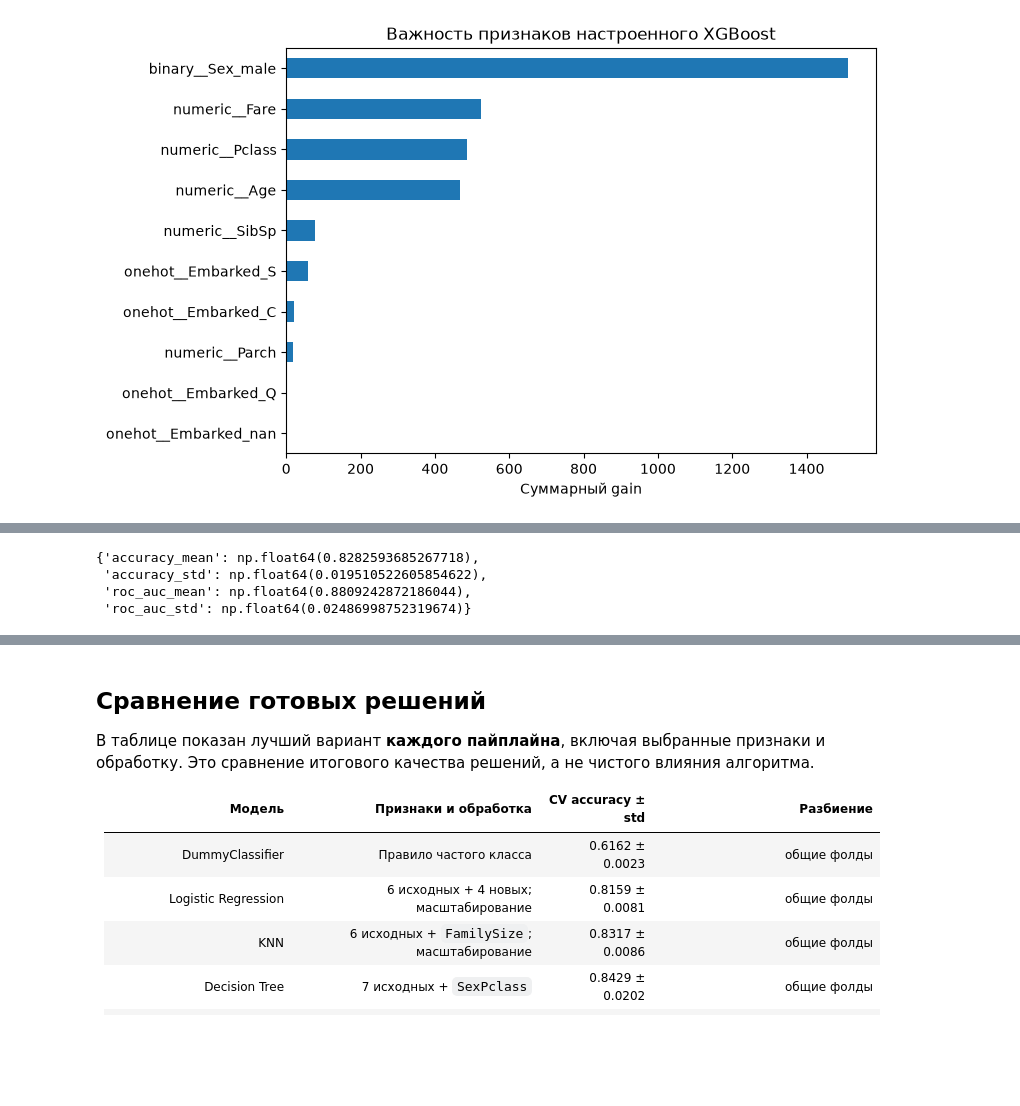
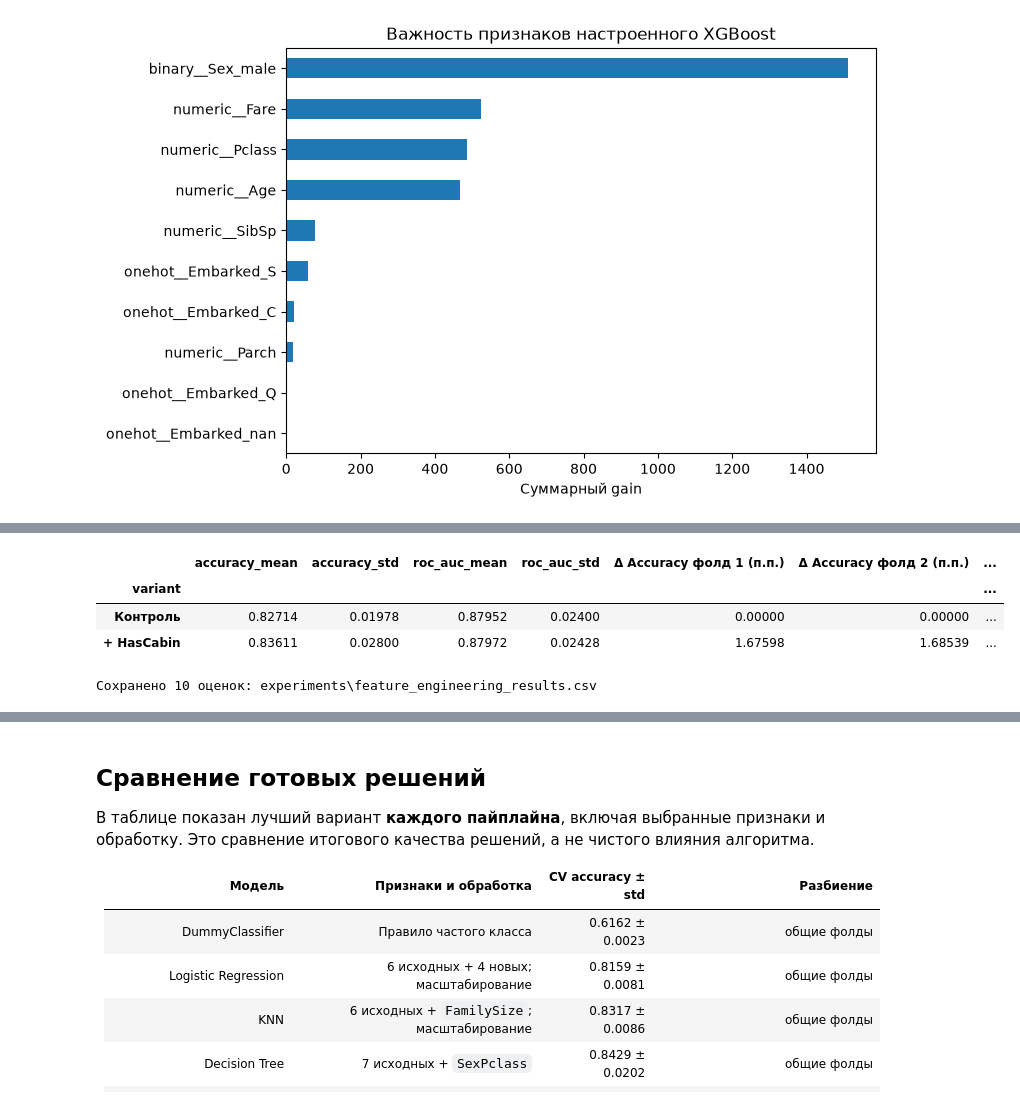
Before and after one commit to Red13REd/Titanic, a Jupyter notebook: notebooks/modeling.ipynb, the cells around one changed output, grey strips where cells are left out. Saved outputs shown, nothing was run; the diff lists cells and outputs as text; code cells hidden in the pictures; blank space fills up the shorter version.

Commit message:
Complete feature engineering and extract reusable preprocessing

```diff
--- a/notebooks/modeling.ipynb
+++ b/notebooks/modeling.ipynb
@@ -1273,34 +1173,64 @@ plt.show()
 # %%
+from sklearn.model_selection import cross_validate
+from src.sklearn_experiments import build_experiment
+import json
+
 df_with_cabin = df_train.assign(HasCabin=df_train["Cabin"].notna().astype(int))
-
-lgbm_cabin_config = {
+fe_base_config = {
     "features": {
-        "Age": "numeric",
-        "Fare": "numeric",
-        "Sex": "binary",
-        "Embarked": "onehot",
-        "Pclass": "numeric",
-        "SibSp": "numeric",
-        "Parch": "numeric",
-        "_HasCabin": "numeric"
+        "Age": "numeric", "Fare": "numeric", "Sex": "binary",
+        "Embarked": "onehot", "Pclass": "numeric", "SibSp": "numeric", "Parch": "numeric",
     },
     "scale_numeric": False,
-    "is_alone": False,
-    "is_child": False,
-    "fare_log1p": False,
-    "age_squared": False,
-    "sex_pclass": True
 }
+fe_folds = list(get_cv().split(df_with_cabin, df_with_cabin["Survived"]))
+fe_rows = []
+for variant, with_cabin in [("Контроль", False), ("+ HasCabin", True)]:
+    feature_config = {**fe_base_config, "features": dict(fe_base_config["features"])}
+    if with_cabin:
+        feature_config["features"]["HasCabin"] = "numeric"
+    fe_model = LGBMClassifier(random_state=42, verbosity=-1)
+    fe_X, fe_y, fe_pipeline = build_experiment(
+        df_with_cabin, "Survived", fe_model, feature_config,
+    )
+    fe_scores = cross_validate(
+        fe_pipeline, fe_X, fe_y, cv=fe_folds,
+        scoring=["accuracy", "roc_auc"], error_score="raise",
+    )
+    for fold, (accuracy, roc_auc) in enumerate(
+        zip(fe_scores["test_accuracy"], fe_scores["test_roc_auc"]), start=1,
+    ):
+        fe_rows.append({
+            "variant": variant, "fold": fold,
+            "accuracy": accuracy, "roc_auc": roc_auc,
+            "features": json.dumps(list(fe_X.columns)),
+            "config": json.dumps(feature_config),
+            "model_params": json.dumps(fe_model.get_params(), default=str),
+            "split_seed": 42,
+        })
 
+fe_results = pd.DataFrame(fe_rows)
+fe_results_path = Path("experiments/feature_engineering_results.csv")
+fe_results_path.parent.mkdir(parents=True, exist_ok=True)
+fe_results.to_csv(fe_results_path, index=False)
 
-evaluate_model(
-    df=df_with_cabin,
-    target="Survived"
-    model=LGBMClassifier(random_state=42, verbosity=-1),
-    config=lgbm_cabin_config,
+fe_summary = fe_results.groupby("variant", sort=False).agg(
+    accuracy_mean=("accuracy", "mean"),
+    accuracy_std=("accuracy", lambda values: values.std(ddof=0)),
+    roc_auc_mean=("roc_auc", "mean"),
+    roc_auc_std=("roc_auc", lambda values: values.std(ddof=0)),
 )
+fe_accuracy_by_fold = fe_results.pivot(index="variant", columns="fold", values="accuracy")
+for fold in fe_accuracy_by_fold.columns:
+    fe_summary[f"Δ Accuracy фолд {fold} (п.п.)"] = (
+        fe_accuracy_by_fold[fold] - fe_accuracy_by_fold.loc["Контроль", fold]
+    ) * 100
+
+display(fe_summary.round(5))
+print(f"Сохранено {len(fe_results)} оценок: {fe_results_path}")
 # %% [output]
+|  | accuracy_mean | accuracy_std | roc_auc_mean | roc_auc_std | Δ Accuracy фолд 1 (п.п.) | Δ Accuracy фолд 2 (п.п.) | ... |
+| variant |  |  |  |  |  |  | ... |
+| Контроль | 0.82714 | 0.01978 | 0.87952 | 0.02400 | 0.00000 | 0.00000 | ... |
+| + HasCabin | 0.83611 | 0.02800 | 0.87972 | 0.02428 | 1.67598 | 1.68539 | ... |
-{'accuracy_mean': np.float64(0.8282593685267718),
- 'accuracy_std': np.float64(0.019510522605854622),
- 'roc_auc_mean': np.float64(0.8809242872186044),
- 'roc_auc_std': np.float64(0.02486998752319674)}
+Сохранено 10 оценок: experiments\feature_engineering_results.csv
```
Also changed, not shown: parts of 16 cells of this notebook, 6 other files.
